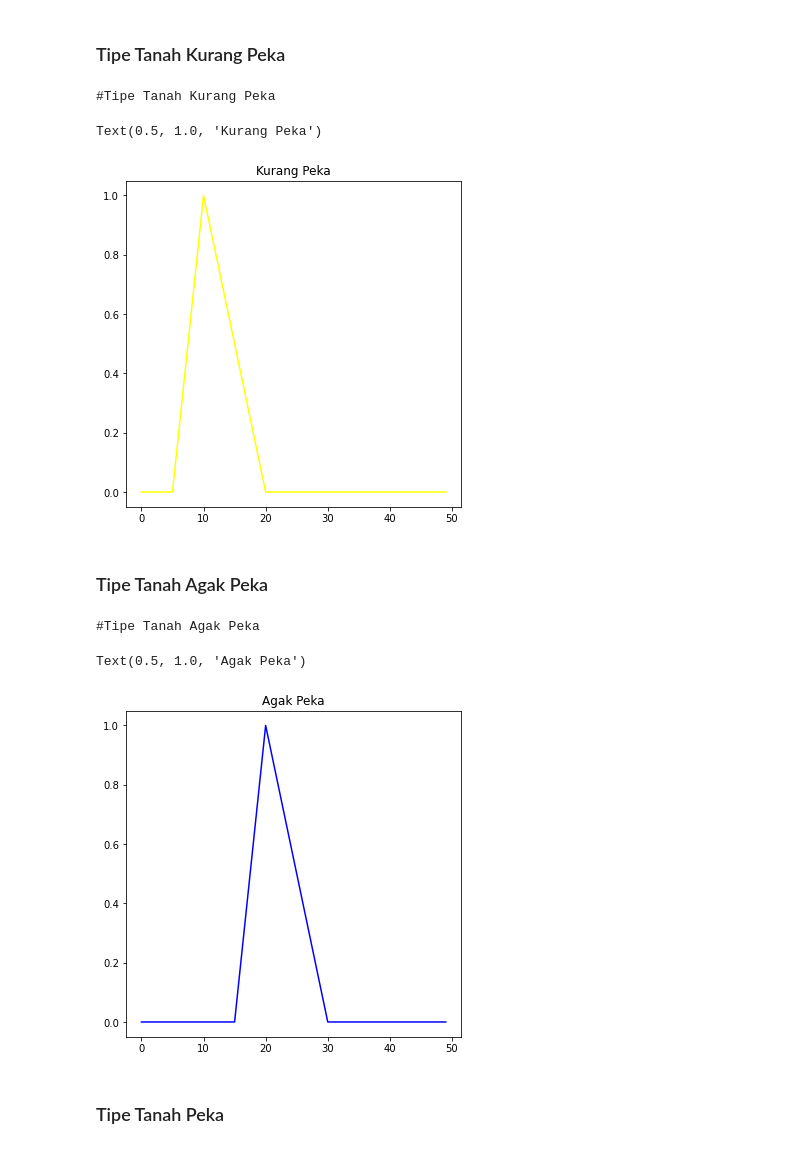
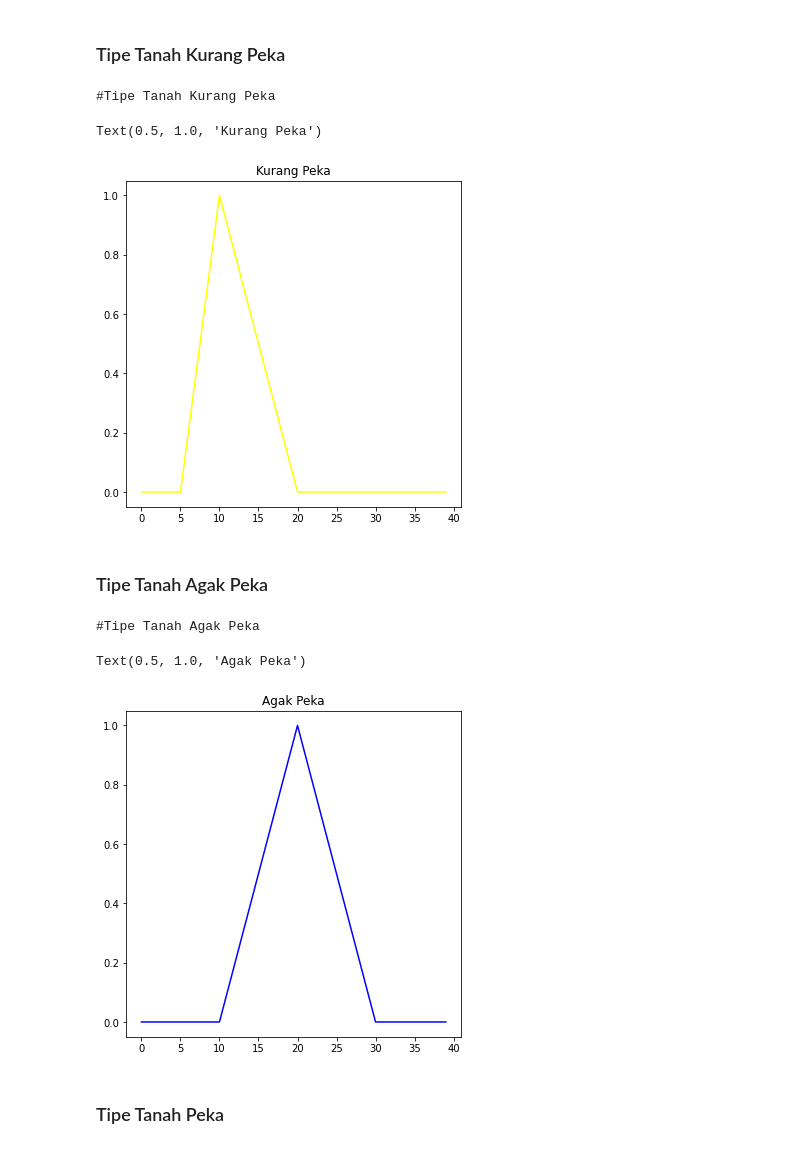
Before and after one commit to Bariq09/Penentuan-Kerawana-Longsor, a Jupyter notebook: proyek AI.ipynb, the cells around one changed output. Drawn from its saved outputs; the diff is of its cells as text; code cells hidden in the pictures.

```diff
--- a/proyek AI.ipynb
+++ b/proyek AI.ipynb
@@ -453,6 +458,6 @@ Peka < 40
 # %%
-land_type = ctrl.Antecedent(np.arange(0,50,1),'land_type')
-type_x = np.arange(0,50,1)
+land_type = ctrl.Antecedent(np.arange(0,40,1),'land_type')
+type_x = np.arange(0,40,1)
 # %%
 land_type["Tidak Peka"] = fuzz.trapmf(land_type.universe,[0,0,5,10])
 land_type["Kurang Peka"] = fuzz.trimf(land_type.universe,[5,10,20])
@@ -484,20 +489,20 @@ ax0.set_title('Kurang Peka')
 # %% [output]
 #Tipe Tanah Kurang Peka
 Text(0.5, 1.0, 'Kurang Peka')
-[figure, old version]
+[figure, new version]
 # %% [markdown]
 ### Tipe Tanah Agak Peka
 # %%
 #Tipe Tanah Agak Peka
 print('#Tipe Tanah Agak Peka')
-land_semi_sensitive = fuzz.trimf(type_x,[15,20,30])
+land_semi_sensitive = fuzz.trimf(type_x,[10,20,30])
 fig, (ax0) = plt.subplots(nrows=1, figsize=(6,6))
 ax0.plot(type_x, land_semi_sensitive, 'blue')
 ax0.set_title('Agak Peka')
 # %% [output]
 #Tipe Tanah Agak Peka
 Text(0.5, 1.0, 'Agak Peka')
-[figure, old version]
+[figure, new version]
 # %% [markdown]
 ### Tipe Tanah Peka
 # %%
```
Also changed, not shown: parts of 43 cells of this notebook.
